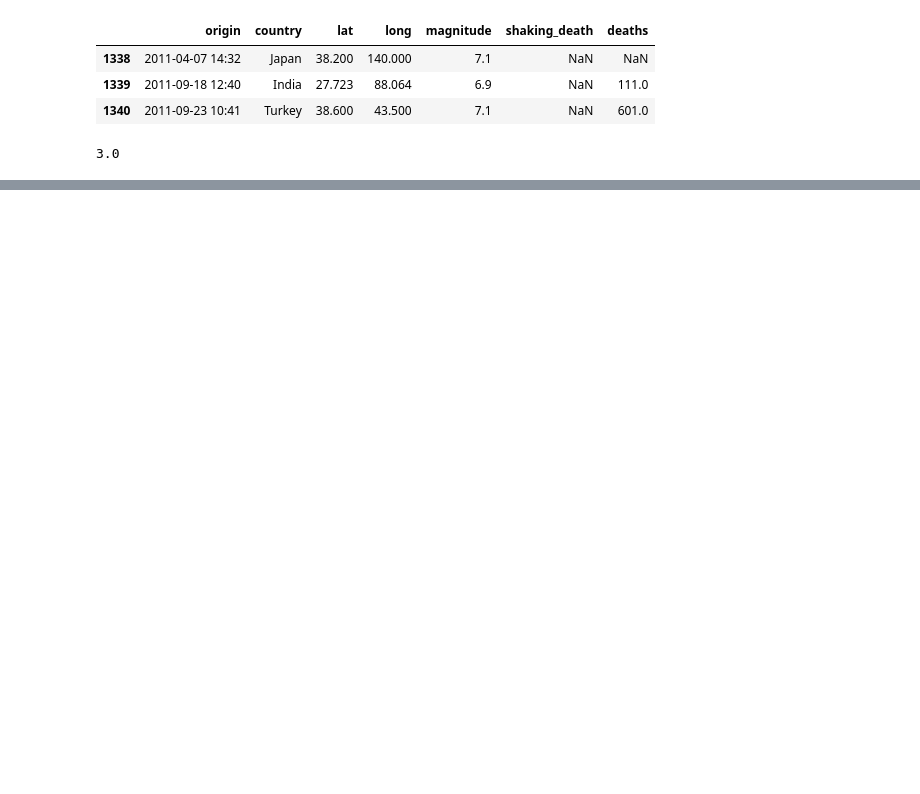
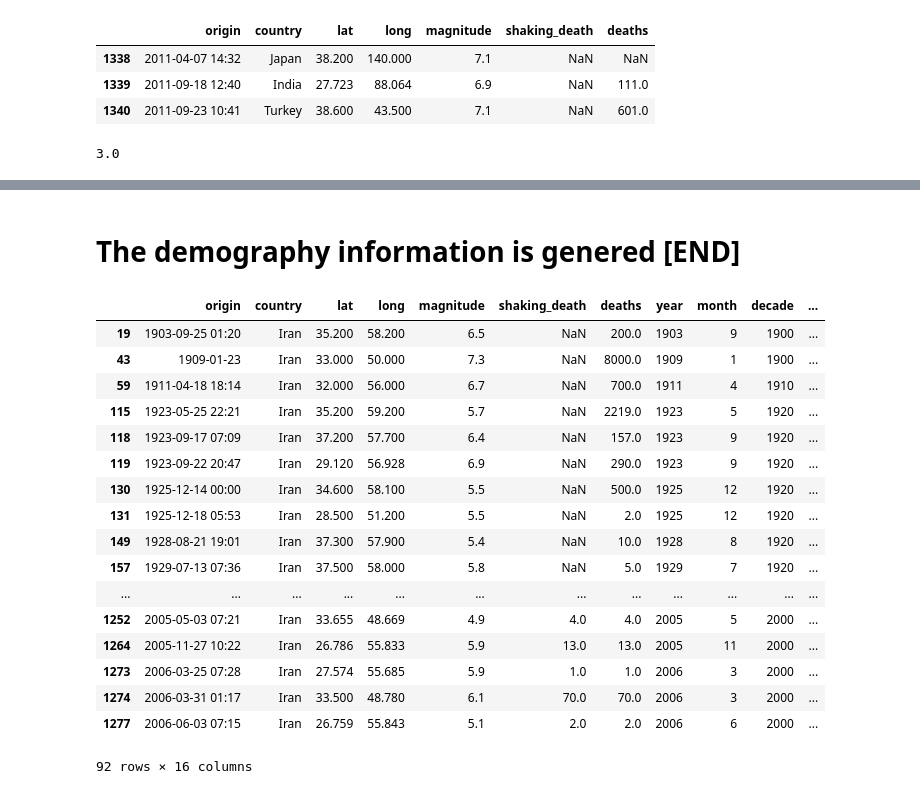
Before and after one commit to shrutijalewar/data-question-3-xtreme-united, a Jupyter notebook: quake.ipynb, the cells around one changed output, grey strips where cells are left out. Drawn from its saved outputs; the diff is of its cells as text; code cells hidden in the pictures; blank space fills up the shorter version.

```diff
--- a/quake.ipynb
+++ b/quake.ipynb
@@ -268,3 +270,23 @@ for i in range(eq_sd.shape[0]):
     else:
         sp.append(True)
 eq_sd['sleep']=sp
+# %%
+mg=[]
+
+# This block assigns a grade to the earthquake based on magnitute
+
+for i in range(eq_sd.shape[0]):
+    if eq_sd.iloc[i,4] <5:
+        mg.append('4-weak')
+    elif 5<= eq_sd.iloc[i,4] < 6:
+        mg.append('5-five')
+    elif 6<= eq_sd.iloc[i,4] < 7:
+        mg.append('6-six')
+    elif 7<= eq_sd.iloc[i,4] < 8:
+        mg.append('7-seven')
+    elif 8<= eq_sd.iloc[i,4]:
+        mg.append('8-strong')
+    else:
+        mg.append('unknown')
+
+eq_sd['strength']=mg
@@ -270,0 +462,2 @@ eq_sd['sleep']=sp
+# %% [markdown]
+# The demography information is genered [END]
@@ -271,2 +467,23 @@ eq_sd['sleep']=sp
+# %%
+eq_eco[eq_eco['country']=='Iran']
+# %% [output]
+|  | origin | country | lat | long | magnitude | shaking_death | deaths | year | month | decade | ... |
+| 19 | 1903-09-25 01:20 | Iran | 35.200 | 58.200 | 6.5 | NaN | 200.0 | 1903 | 9 | 1900 | ... |
+| 43 | 1909-01-23 | Iran | 33.000 | 50.000 | 7.3 | NaN | 8000.0 | 1909 | 1 | 1900 | ... |
+| 59 | 1911-04-18 18:14 | Iran | 32.000 | 56.000 | 6.7 | NaN | 700.0 | 1911 | 4 | 1910 | ... |
+| 115 | 1923-05-25 22:21 | Iran | 35.200 | 59.200 | 5.7 | NaN | 2219.0 | 1923 | 5 | 1920 | ... |
+| 118 | 1923-09-17 07:09 | Iran | 37.200 | 57.700 | 6.4 | NaN | 157.0 | 1923 | 9 | 1920 | ... |
+| 119 | 1923-09-22 20:47 | Iran | 29.120 | 56.928 | 6.9 | NaN | 290.0 | 1923 | 9 | 1920 | ... |
+| 130 | 1925-12-14 00:00 | Iran | 34.600 | 58.100 | 5.5 | NaN | 500.0 | 1925 | 12 | 1920 | ... |
+| 131 | 1925-12-18 05:53 | Iran | 28.500 | 51.200 | 5.5 | NaN | 2.0 | 1925 | 12 | 1920 | ... |
+| 149 | 1928-08-21 19:01 | Iran | 37.300 | 57.900 | 5.4 | NaN | 10.0 | 1928 | 8 | 1920 | ... |
+| 157 | 1929-07-13 07:36 | Iran | 37.500 | 58.000 | 5.8 | NaN | 5.0 | 1929 | 7 | 1920 | ... |
+| ... | ... | ... | ... | ... | ... | ... | ... | ... | ... | ... | ... |
+| 1252 | 2005-05-03 07:21 | Iran | 33.655 | 48.669 | 4.9 | 4.0 | 4.0 | 2005 | 5 | 2000 | ... |
+| 1264 | 2005-11-27 10:22 | Iran | 26.786 | 55.833 | 5.9 | 13.0 | 13.0 | 2005 | 11 | 2000 | ... |
+| 1273 | 2006-03-25 07:28 | Iran | 27.574 | 55.685 | 5.9 | 1.0 | 1.0 | 2006 | 3 | 2000 | ... |
+| 1274 | 2006-03-31 01:17 | Iran | 33.500 | 48.780 | 6.1 | 70.0 | 70.0 | 2006 | 3 | 2000 | ... |
+| 1277 | 2006-06-03 07:15 | Iran | 26.759 | 55.843 | 5.1 | 2.0 | 2.0 | 2006 | 6 | 2000 | ... |
+92 rows × 16 columns
 # %%
 # a subset where unknown deaths are removed
```
Also changed, not shown: parts of 28 cells of this notebook, 6 other files.
